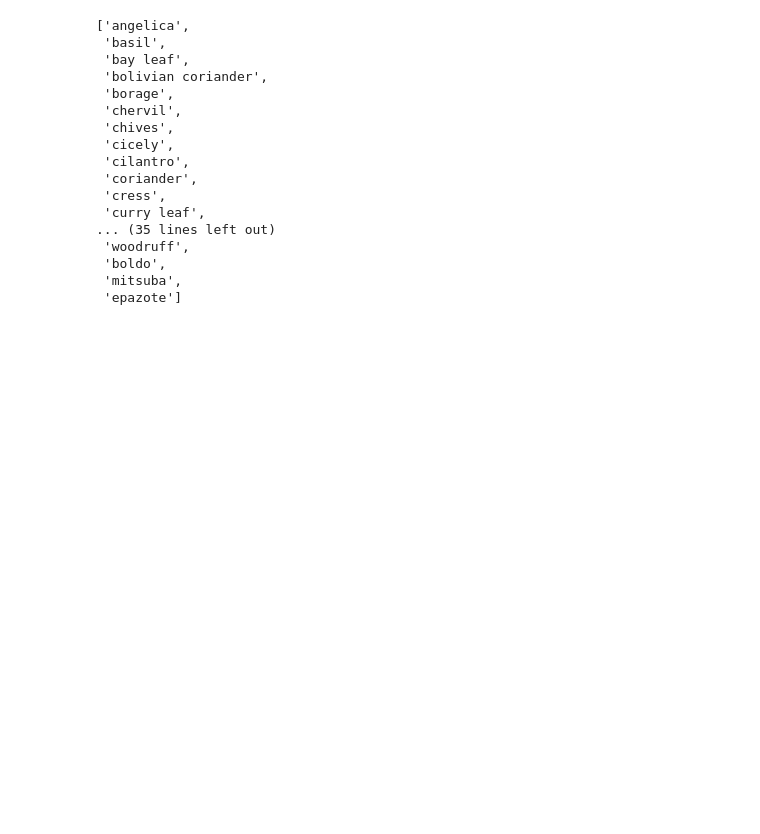
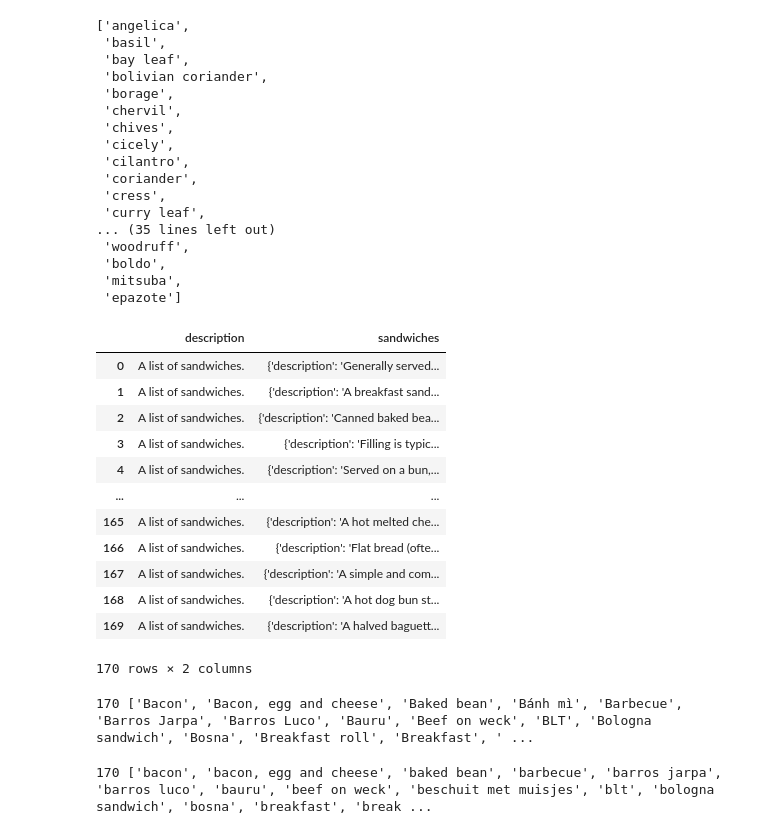
Before and after one commit to ravi-gopalan/DAND_Data_Wrangling, a Jupyter notebook: creating_entities.ipynb, the cells around one changed output. Saved outputs shown, nothing was run; the diff lists cells and outputs as text; code cells hidden in the pictures; blank space fills up the shorter version.

```diff
--- a/creating_entities.ipynb
+++ b/creating_entities.ipynb
@@ -1148,0 +1151,19 @@ load_full_jsonl(vegetables_jsonl_list, 'pattern_vegetable.jsonl')
+# %%
+with open('sandwiches.json') as f:
+   data = json.load(f)
+
+pd.DataFrame(data)
+# %% [output]
+|  | description | sandwiches |
+| 0 | A list of sandwiches. | {'description': 'Generally served... |
+| 1 | A list of sandwiches. | {'description': 'A breakfast sand... |
+| 2 | A list of sandwiches. | {'description': 'Canned baked bea... |
+| 3 | A list of sandwiches. | {'description': 'Filling is typic... |
+| 4 | A list of sandwiches. | {'description': 'Served on a bun,... |
+| ... | ... | ... |
+| 165 | A list of sandwiches. | {'description': 'A hot melted che... |
+| 166 | A list of sandwiches. | {'description': 'Flat bread (ofte... |
+| 167 | A list of sandwiches. | {'description': 'A simple and com... |
+| 168 | A list of sandwiches. | {'description': 'A hot dog bun st... |
+| 169 | A list of sandwiches. | {'description': 'A halved baguett... |
+170 rows × 2 columns
@@ -1148,0 +1172,10 @@ load_full_jsonl(vegetables_jsonl_list, 'pattern_vegetable.jsonl')
+# %%
+sandwich_list = list(df_sandwiches['name'])
+print(len(sandwich_list),sandwich_list)
+# %% [output]
+170 ['Bacon', 'Bacon, egg and cheese', 'Baked bean', 'Bánh mì', 'Barbecue', 'Barros Jarpa', 'Barros Luco', 'Bauru', 'Beef on weck', 'BLT', 'Bologna sandwich', 'Bosna', 'Breakfast roll', 'Breakfast', ' ...
+# %%
+sandwich_list = remove_duplicate_list_items(sandwich_list)
+print(len(sandwich_list),sandwich_list)
+# %% [output]
+170 ['bacon', 'bacon, egg and cheese', 'baked bean', 'barbecue', 'barros jarpa', 'barros luco', 'bauru', 'beef on weck', 'beschuit met muisjes', 'blt', 'bologna sandwich', 'bosna', 'breakfast', 'break ...
```
Also changed, not shown: parts of 14 cells of this notebook.
